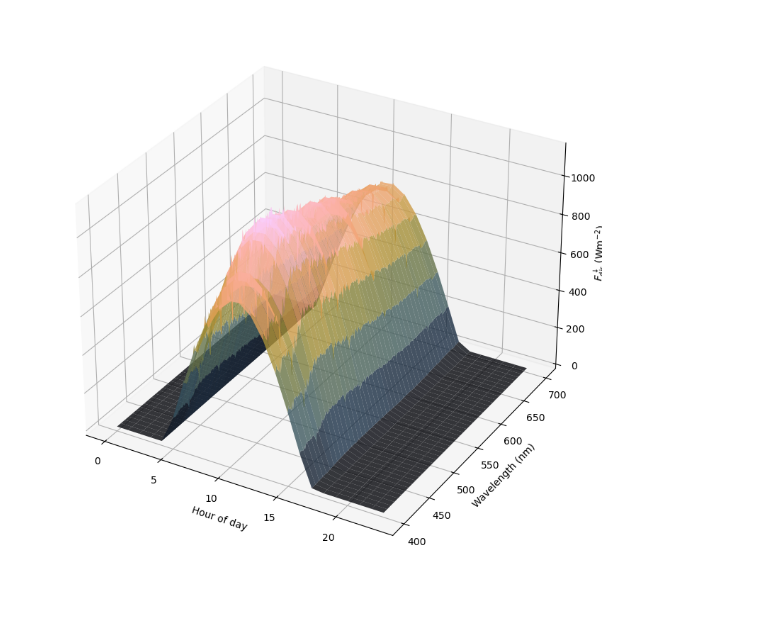
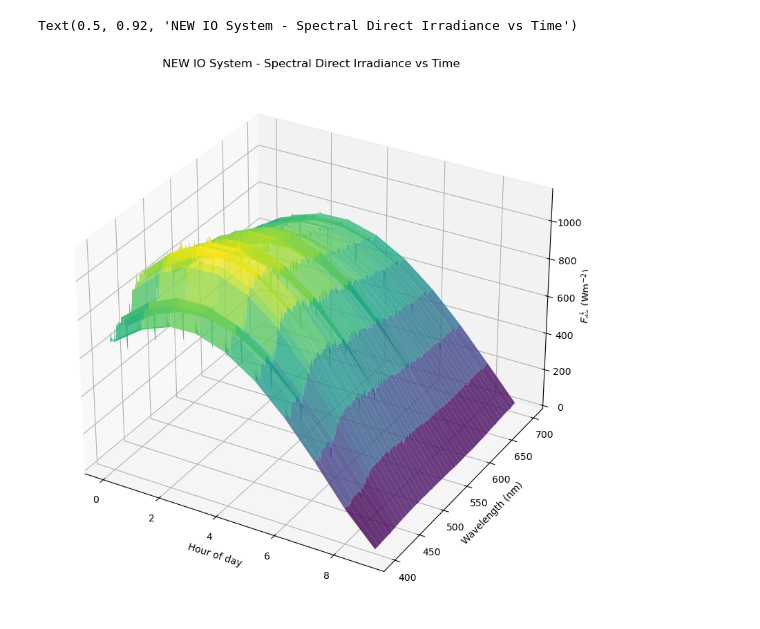
Before and after one commit to FranzFlink/pyRadtran, a Jupyter notebook: notebooks/quickstart.ipynb, the cells around one changed output. Saved outputs shown, nothing was run; the diff lists cells and outputs as text; code cells hidden in the pictures.

```diff
--- a/notebooks/quickstart.ipynb
+++ b/notebooks/quickstart.ipynb
@@ -1,5 +1,5 @@
 # %%
-# Import PyRadtran components
+# Import PyRadtran components using NEW IO system
 from pyradtran.interface import PyRadtranAccessor  # This should register the accessor automatically
 import matplotlib.pyplot as plt
 import numpy as np
@@ -11,26 +11,29 @@ import pandas as pd
 config_path = Path('../config/spectral_config.yaml')
 import logging
 # change to "DEBUG" if you want to see more output
-logging.getLogger('pyradtran').setLevel(logging.CRITICAL)
+logging.getLogger('pyradtran').setLevel(logging.DEBUG)
 
-N_timesteps = 24
+N_timesteps = 10
 
 # stationary simulation at constant altitude, latitude, and longitude but with varying time
 ds = xr.Dataset(
     coords={
-        'time' : pd.date_range('2025-04-04', periods=N_timesteps, freq='h'),
+        'time' : pd.date_range('2025-04-04T08:00:00', periods=N_timesteps, freq='h'),
         'latitude' : ('time', [61.0] * N_timesteps),
         'longitude' : ('time', [22.0] * N_timesteps),
-        'altitude' : ('altitude', [10]),
+        'altitude' : ('altitude', [0, 1, 5, 10, 25, 50, 100]),
     }
 )
 
-# Run a spectral simulation for a single point
+# Run a spectral simulation for a single point using NEW IO system
 ds_sim = ds.pyradtran.run_uvspec(
     config_path=config_path,
     return_dataset=True,
     save_to_file=True,
 )
 
-print("\nSimulation complete!")
+print("\nSimulation complete with NEW IO system!")
+print(f"Dataset variables: {list(ds_sim.data_vars.keys())}")
+print(f"Dataset coordinates: {list(ds_sim.coords.keys())}")
+print(f"Dataset shape: {ds_sim.dims}")
 # %% [output]
@@ -38,25 +66,26 @@ Simulation complete!
 # %%
-# Plot the results
-from cmcrameri import cm
+from matplotlib import cm
 
 # make a 3d plot with time on the x-axis, wavelength on the y-axis, and irradiance on the z-axis
 fig = plt.figure(figsize=(12, 8))
 ax = fig.add_subplot(111, projection='3d')
 
 ax.set_prop_cycle(
-    color=cm.batlowK(np.linspace(0, 1, len(ds_sim['wavelength'].values))),
+    color=cm.viridis(np.linspace(0, 1, len(ds_sim['wavelength'].values))),
 )
 
 x = np.arange(len(ds_sim['time'].values))
 y = ds_sim['wavelength'].values
 z = ds_sim['edir'].values.T
 X, Y = np.meshgrid(x, y)
 
-ax.plot_surface(X, Y, z, cmap=cm.batlowK, edgecolor='none', alpha=0.8)
+ax.plot_surface(X, Y, z, cmap=cm.viridis, edgecolor='none', alpha=0.8)
 ax.set_xlabel('Hour of day')
 ax.set_ylabel('Wavelength (nm)')
 ax.set_zlabel('$F_\mathrm{dir}^\downarrow$ ($\mathrm{W m^{-2}}$)')
 
 plt.tight_layout()
+plt.title('NEW IO System - Spectral Direct Irradiance vs Time')
 # %% [output]
+Text(0.5, 0.92, 'NEW IO System - Spectral Direct Irradiance vs Time')
-[figure, old version]
+[figure, new version]
```
Also changed, not shown: parts of 2 cells of this notebook, 1 other file.
